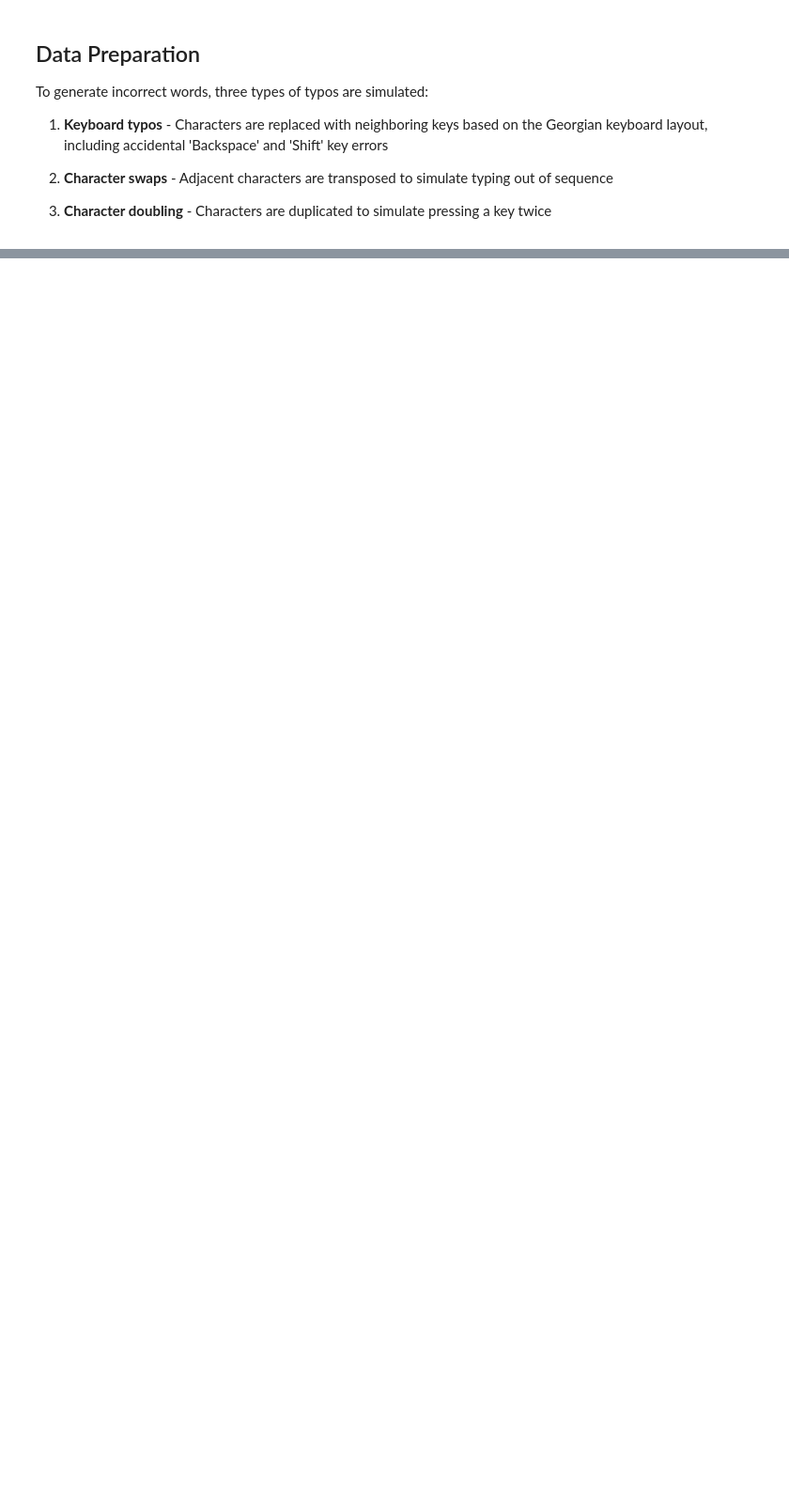
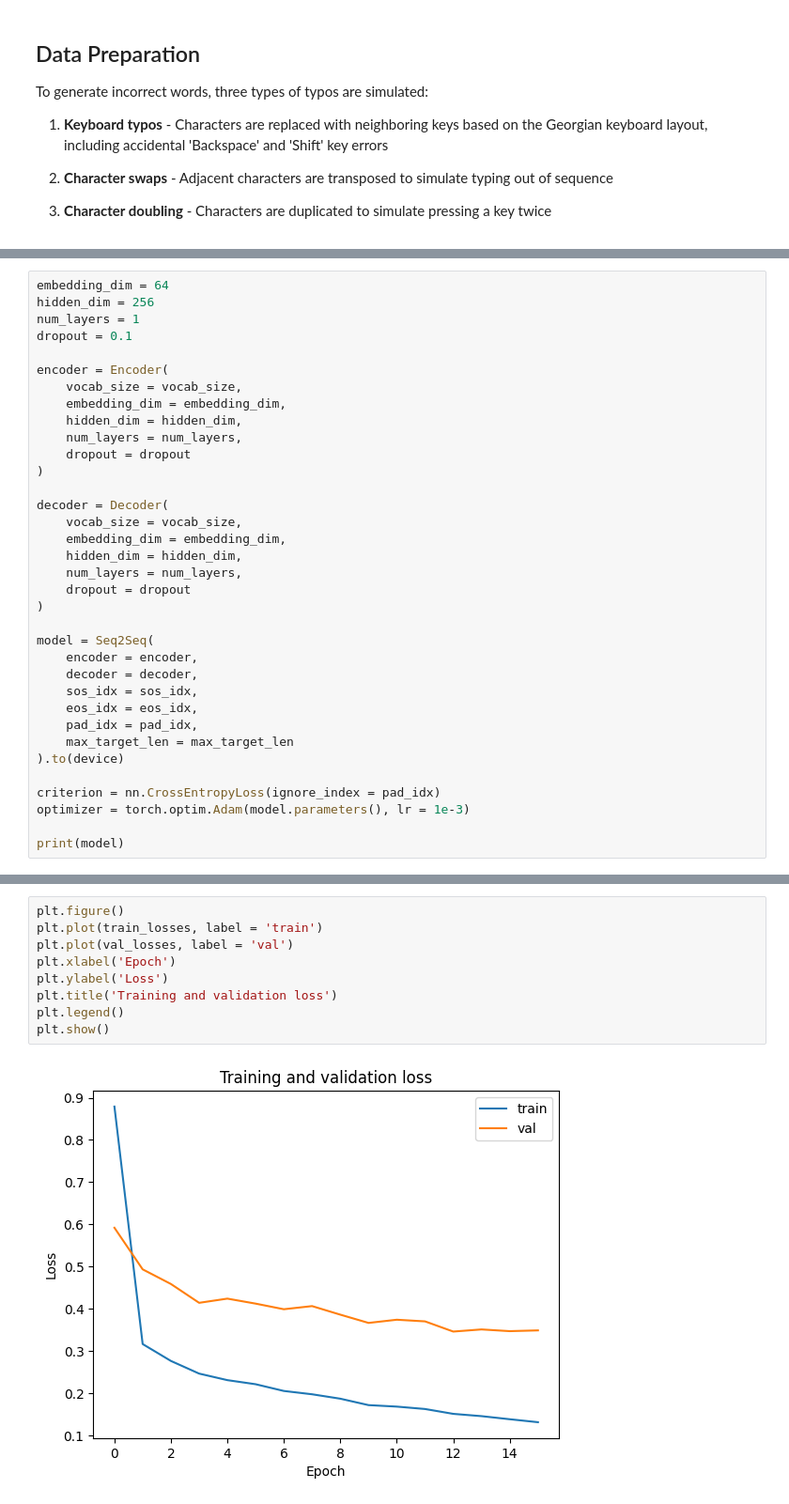
Before and after one commit to Otina12/georgian-spellchecker, a Jupyter notebook: data_and_training.ipynb, the cells around one changed output, grey strips where cells are left out. Shown at 94% size. Drawn from its saved outputs; the diff is of its cells as text; blank space fills up the shorter version.

```diff
--- a/data_and_training.ipynb
+++ b/data_and_training.ipynb
@@ -233,0 +550,35 @@ Edit distance distribution:
+# %%
+embedding_dim = 64
+hidden_dim = 256
+num_layers = 1
+dropout = 0.1
+
+encoder = Encoder(
+    vocab_size = vocab_size,
+    embedding_dim = embedding_dim,
+    hidden_dim = hidden_dim,
+    num_layers = num_layers,
+    dropout = dropout
+)
+
+decoder = Decoder(
+    vocab_size = vocab_size,
+    embedding_dim = embedding_dim,
+    hidden_dim = hidden_dim,
+    num_layers = num_layers,
+    dropout = dropout
+)
+
+model = Seq2Seq(
+    encoder = encoder,
+    decoder = decoder,
+    sos_idx = sos_idx,
+    eos_idx = eos_idx,
+    pad_idx = pad_idx,
+    max_target_len = max_target_len
+).to(device)
+
+criterion = nn.CrossEntropyLoss(ignore_index = pad_idx)
+optimizer = torch.optim.Adam(model.parameters(), lr = 1e-3)
+
+print(model)
@@ -233,0 +710,11 @@ Edit distance distribution:
+# %%
+plt.figure()
+plt.plot(train_losses, label = 'train')
+plt.plot(val_losses, label = 'val')
+plt.xlabel('Epoch')
+plt.ylabel('Loss')
+plt.title('Training and validation loss')
+plt.legend()
+plt.show()
+# %% [output]
+[figure, added]
```
Also changed, not shown: parts of 18 cells of this notebook, 1 other file.
